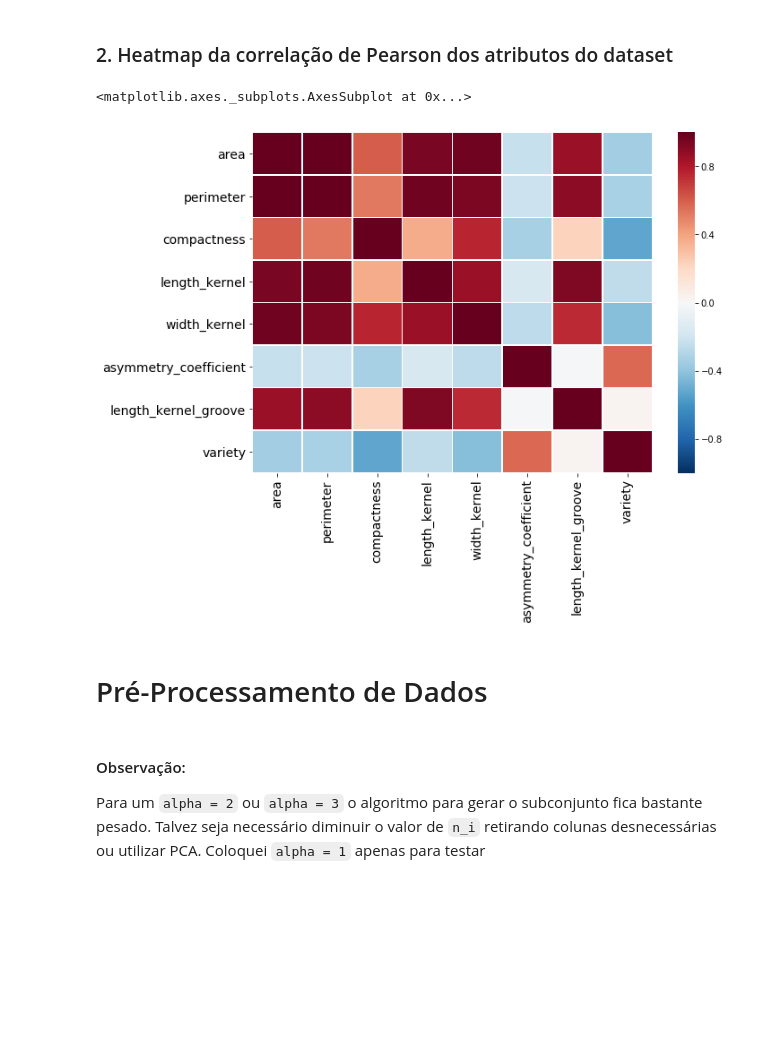
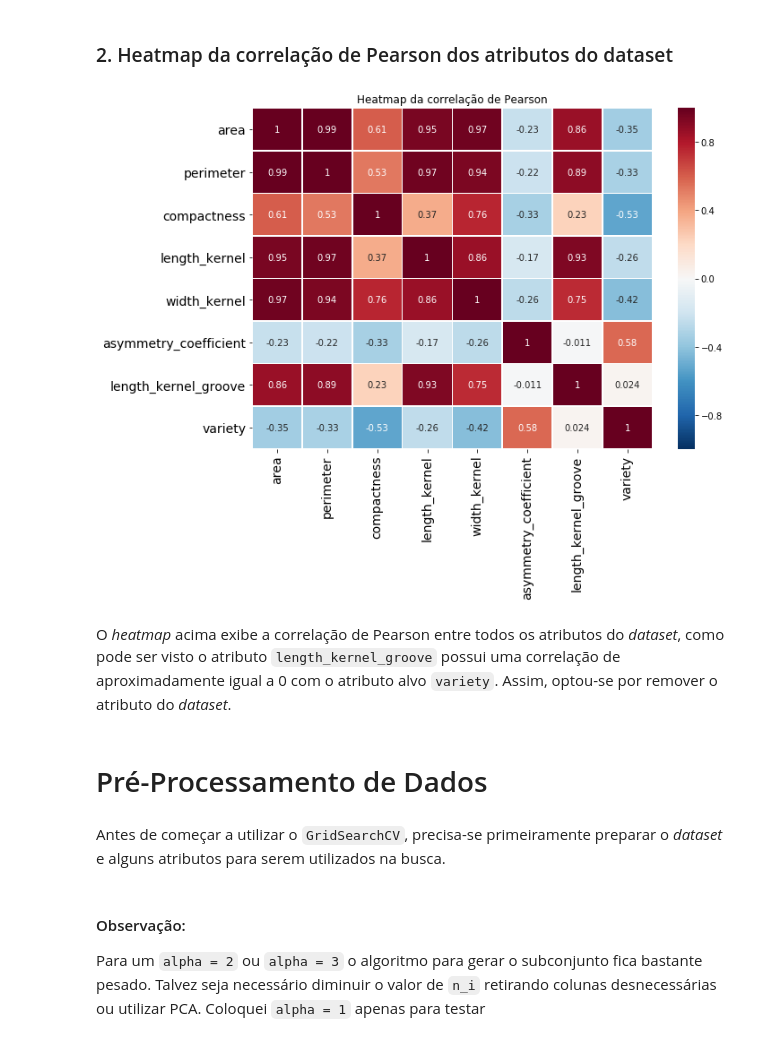
Before and after one commit to llucasreis/RNA-2018.2, a Jupyter notebook: practical-project-4/Atividade_4.ipynb, the cells around one changed output. Drawn from its saved outputs; the diff is of its cells as text; code cells hidden in the pictures; blank space fills up the shorter version.

```diff
--- a/practical-project-4/Atividade_4.ipynb
+++ b/practical-project-4/Atividade_4.ipynb
@@ -44,11 +50,14 @@ g.set_axis_labels("Classe", "Frequência")
 # %%
 plt.figure(figsize = (10,7))
 plt.xticks(fontsize=14)
 plt.yticks(fontsize=14)
 
 corr = df.corr()
 
-sns.heatmap(corr, xticklabels=corr.columns, yticklabels=corr.columns,vmin=-1, vmax=1,linewidths=.5, cmap = "RdBu_r")
+sns.heatmap(corr, xticklabels=corr.columns, yticklabels=corr.columns,vmin=-1, vmax=1,linewidths=.5, cmap = "RdBu_r",annot=True)
+plt.title('Heatmap da correlação de Pearson')
+plt.show()
 # %% [output]
-<matplotlib.axes._subplots.AxesSubplot at 0x...>
-[figure, old version]
+[figure, new version]
+# %% [markdown]
+O *heatmap* acima exibe a correlação de Pearson entre todos os atributos do *dataset*, como pode ser visto o atributo `length_kernel_groove` possui uma correlação de aproximadamente igual a 0 com o atributo alvo `variety`. Assim, optou-se por remover o atributo do *dataset*.
@@ -55,5 +66,7 @@ sns.heatmap(corr, xticklabels=corr.columns, yticklabels=corr.columns,vmin=-1, vm
 # %% [markdown]
 # Pré-Processamento de Dados
+# %% [markdown]
+Antes de começar a utilizar o `GridSearchCV`, precisa-se primeiramente preparar o *dataset* e alguns atributos para serem utilizados na busca.
 # %%
 target = df.variety
 df.drop(['variety'],axis=1,inplace=True)
```
Also changed, not shown: parts of 19 cells of this notebook.
